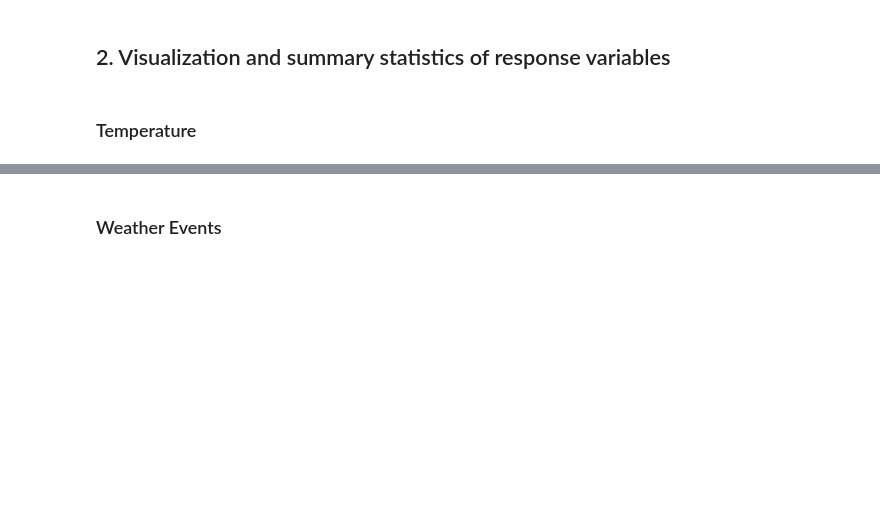
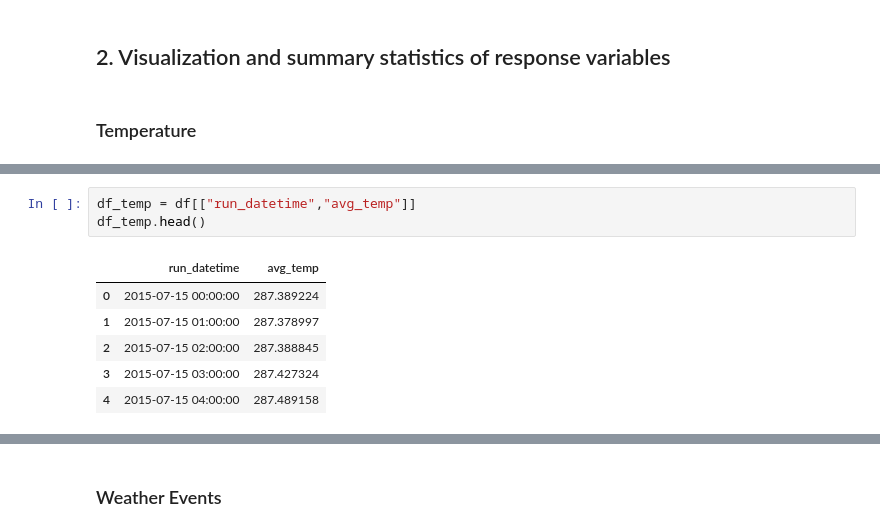
Before and after one commit to Abschlussprojekt-Weatherdata/project, a Jupyter notebook: notebooks/project-proposal.ipynb, the cells around one changed output, grey strips where cells are left out. Drawn from its saved outputs; the diff is of its cells as text; blank space fills up the shorter version.

```diff
--- a/notebooks/project-proposal.ipynb
+++ b/notebooks/project-proposal.ipynb
@@ -538,0 +557,10 @@ The weather event is a categorical nominal variable with the following values:
+# %%
+df_temp = df[["run_datetime","avg_temp"]]
+df_temp.head()
+# %% [output]
+|  | run_datetime | avg_temp |
+| 0 | 2015-07-15 00:00:00 | 287.389224 |
+| 1 | 2015-07-15 01:00:00 | 287.378997 |
+| 2 | 2015-07-15 02:00:00 | 287.388845 |
+| 3 | 2015-07-15 03:00:00 | 287.427324 |
+| 4 | 2015-07-15 04:00:00 | 287.489158 |
```
Also changed, not shown: parts of 2 cells of this notebook.
